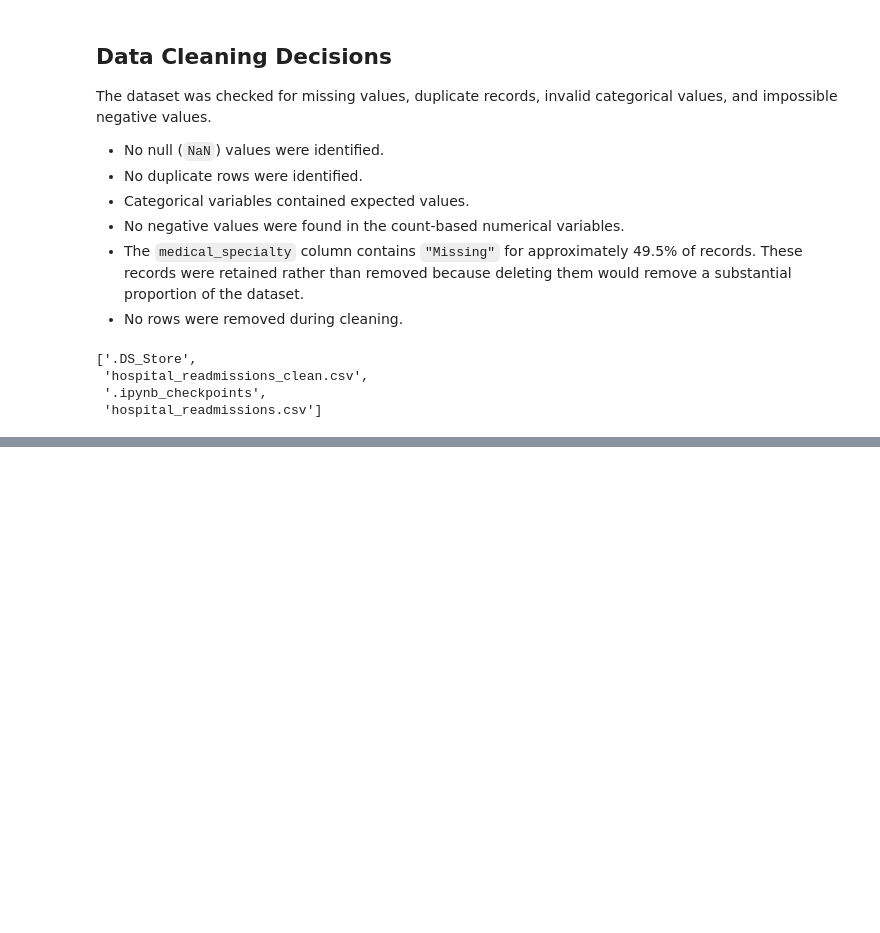
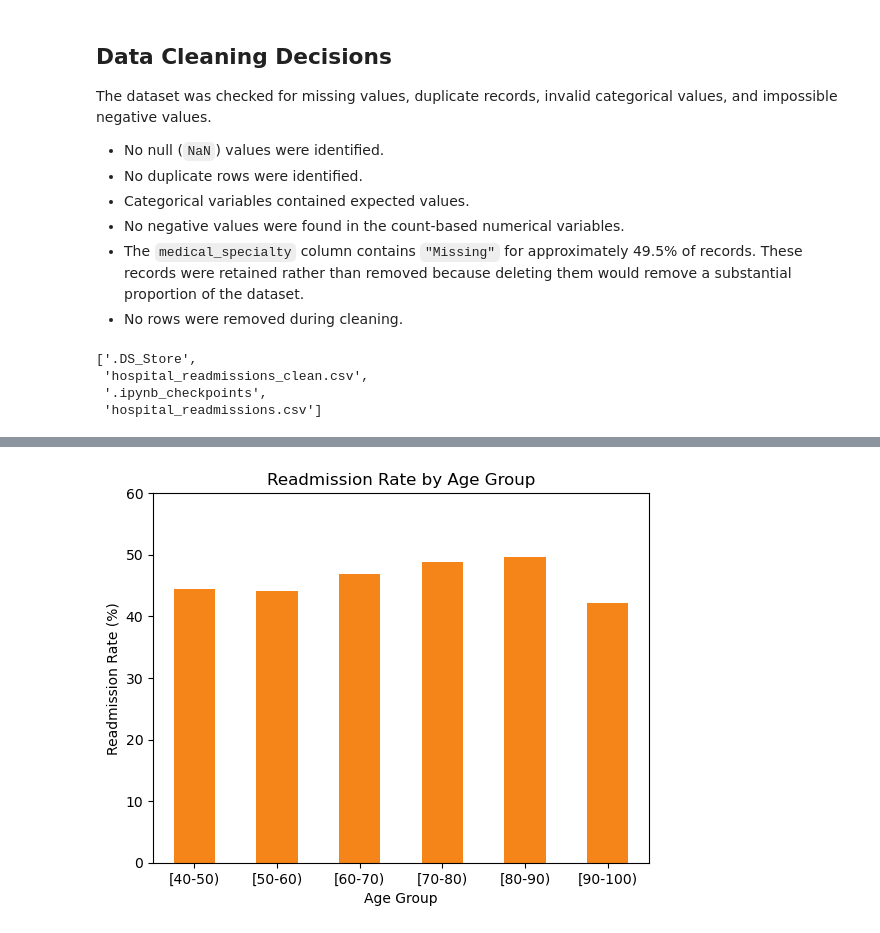
Before and after one commit to shaunagbaje/projects, a Jupyter notebook: hospital_readmission_analysis.ipynb, the cells around one changed output, grey strips where cells are left out. Saved outputs shown, nothing was run; the diff lists cells and outputs as text; code cells hidden in the pictures; blank space fills up the shorter version.

```diff
--- a/hospital_readmission_analysis.ipynb
+++ b/hospital_readmission_analysis.ipynb
@@ -257,0 +291,8 @@ os.listdir("data")
+# %%
+age_readmission = pd.crosstab(
+    df_clean["age"],
+    df_clean["readmitted"],
+    normalize="index"
+) * 100
+
+age_readmission.round(1)
@@ -257,0 +308,14 @@ os.listdir("data")
+# %%
+age_readmission["yes"].plot(
+    kind="bar",
+    color="#F58518"
+)
+
+plt.title("Readmission Rate by Age Group")
+plt.xlabel("Age Group")
+plt.ylabel("Readmission Rate (%)")
+plt.xticks(rotation=0)
+plt.ylim(0, 60)
+plt.show()
+# %% [output]
+[figure, added]
```
Also changed, not shown: parts of 19 cells of this notebook.
